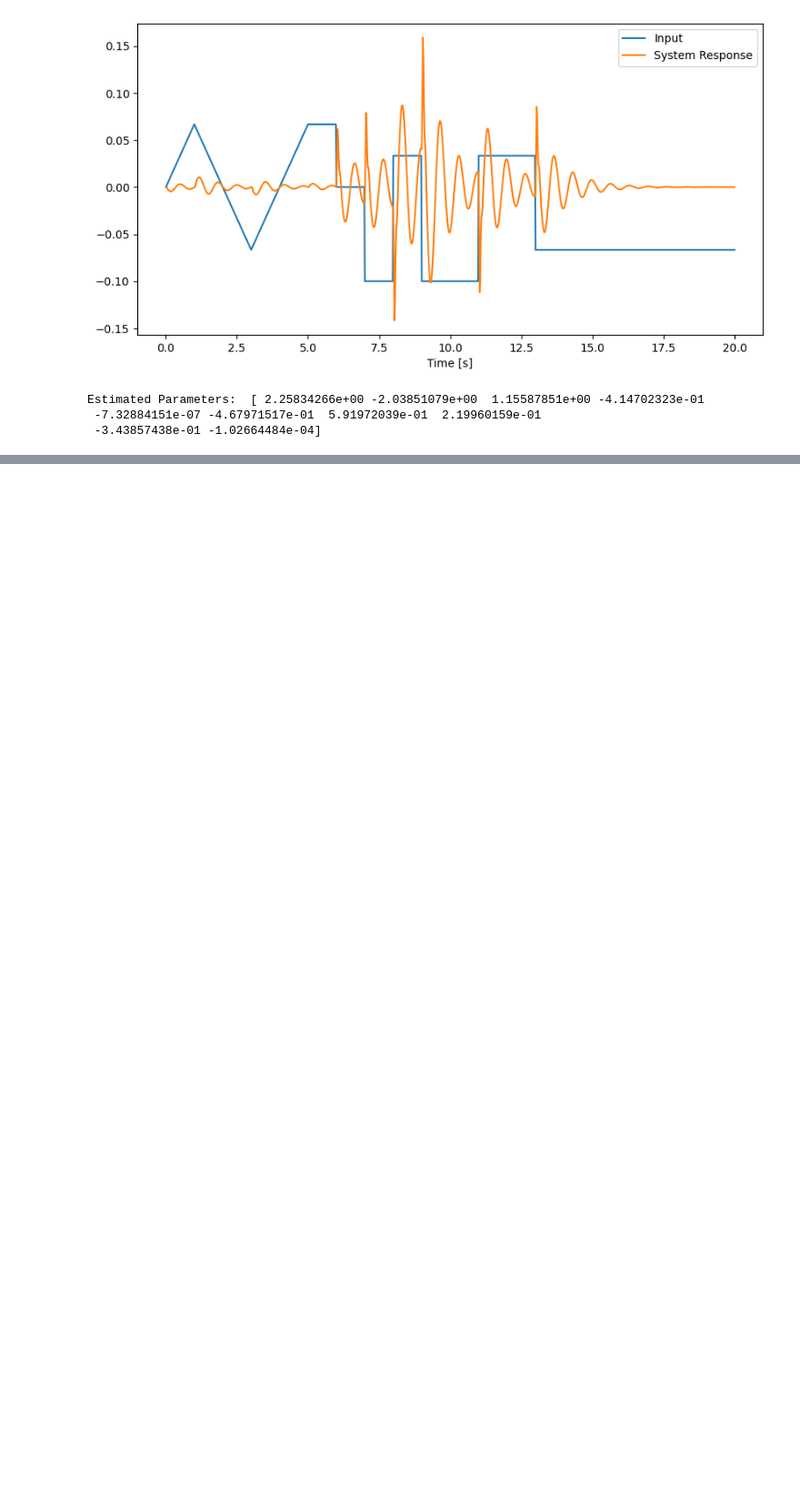
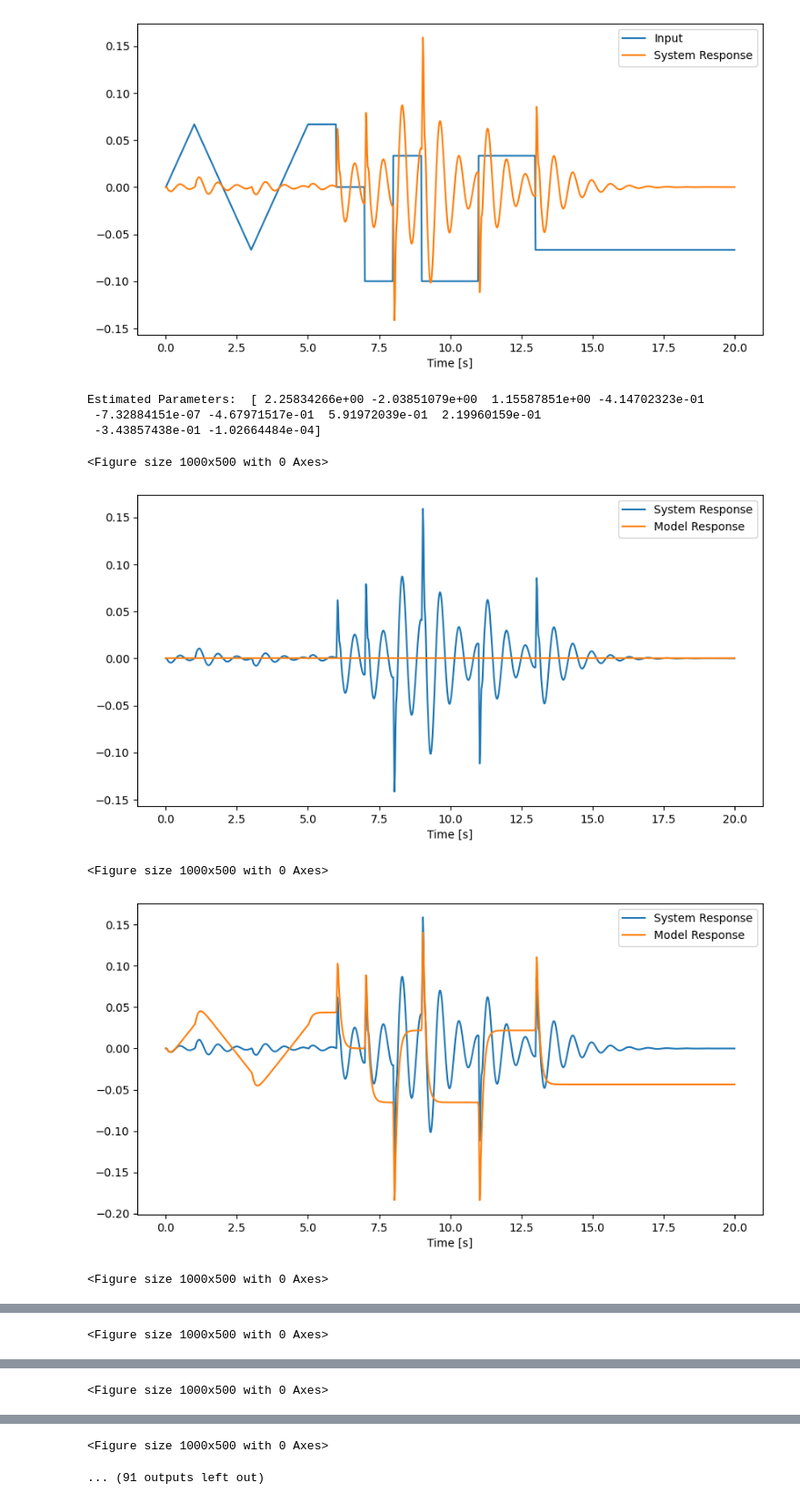
Before and after one commit to MatzeLopi/KIT-2243070, a Jupyter notebook: ex2.ipynb, the cells around one changed output, grey strips where cells are left out. Shown at 91% size. Saved outputs shown, nothing was run; the diff lists cells and outputs as text; code cells hidden in the pictures; blank space fills up the shorter version.

```diff
--- a/ex2.ipynb
+++ b/ex2.ipynb
@@ -28,6 +28,8 @@ def read_mat(source:str) -> dict:
 
 data1 = read_mat("/home/matthias/Downloads/ex2_system1_data.mat")
 data2 = read_mat("/home/matthias/Downloads/ex2_system2_data.mat")
+t = data1["t1"]
+Ts = t[1] - t[0]
 # %%
 def calc_s_k(y:np.array,u:np.array,n_a,n_b, k) -> list:
     """ Construct the s_k vector
@@ -65,6 +67,20 @@ def calc_s_k(y:np.array,u:np.array,n_a,n_b, k) -> list:
     s = s_a + s_b
     return s
 # %%
+def create_plt(p_hat, k:int):
+    Gest = tf(p_hat[NA:], [1] + [-p_hat[i] for i in range(NB)], Ts)
+    t = data1.get("t1")
+    u = data1.get("u1")
+    y = data1.get("y1")
+    y_test,_ , t_test = lsim(Gest, u, t)
+    plt.figure(figsize=(10, 5))
+    plt.figure(figsize=(10, 5))
+    plt.plot(t,y, label="System Response")
+    plt.xlabel("Time [s]")
+    plt.plot(t, y_test,label="Model Response")
+    plt.legend()
+    plt.savefig(f"figures/ex2/IT{k}.png")
+
 def rec_least_squares(n_a:int, n_b:int,k:int, y:np.array, u:np.array, p_hat_k_1:np.array = None, P_k_1:np.array = None) -> tuple[np.array, np.array]:
     """Recursive least squares algorithm.
     p_hat_k_1 and P_k_1 are optional parameters.
@@ -92,6 +108,7 @@ def rec_least_squares(n_a:int, n_b:int,k:int, y:np.array, u:np.array, p_hat_k_1:
     if P_k_1 is None  or p_hat_k_1 is None:
         p_hat_k_1, P_k_1 = rec_least_squares(n_a, n_b, k-1, y, u)
 
+
     s_k = np.array(calc_s_k(y,u,n_a,n_b,k)).reshape(-1,1)
     k_k = (np.dot(P_k_1, s_k)) / (1 + np.dot(s_k.T, np.dot(P_k_1, s_k)))
     P_K = P_k_1 - np.dot(k_k, np.dot(s_k.T, P_k_1))
@@ -113,25 +130,32 @@ plt.show()
 # %%
 
 pk_list = []
 Pk_list = []
 pk, Pk = rec_least_squares(NA, NB, -1, y, u)
 
 for i in range(len(t)):
     pk, Pk = rec_least_squares(NA, NB, i, y, u, pk, Pk)
     pk_list.append(pk)
     Pk_list.append(Pk)
+    if i % 20 == 0:
+        p_hat = pk.flatten()
+        create_plt(p_hat,i)
 
 
     if i > 1:
         dpest = pk_list[-1] - pk_list[-2]
         dnorm = np.linalg.norm(dpest)
 
 
 p_hat = pk_list[-1].flatten()
-Ts = t[1] - t[0]
 print("Estimated Parameters: ", p_hat)
 Gest = tf(p_hat[NA:], [1] + [-p_hat[i] for i in range(NB)], Ts)
 # %% [output]
 Estimated Parameters:  [ 2.25834266e+00 -2.03851079e+00  1.15587851e+00 -4.14702323e-01
  -7.32884151e-07 -4.67971517e-01  5.91972039e-01  2.19960159e-01
  -3.43857438e-01 -1.02664484e-04]
+<Figure size 1000x500 with 0 Axes>
+[figure, added]
+<Figure size 1000x500 with 0 Axes>
+[figure, added]
+<Figure size 1000x500 with 0 Axes>
@@ -137,0 +163 @@ Estimated Parameters:  [ 2.25834266e+00 -2.03851079e+00  1.15587851e+00 -4.14702
+<Figure size 1000x500 with 0 Axes>
@@ -137,0 +165 @@ Estimated Parameters:  [ 2.25834266e+00 -2.03851079e+00  1.15587851e+00 -4.14702
+<Figure size 1000x500 with 0 Axes>
@@ -138,3 +167,5 @@ Estimated Parameters:  [ 2.25834266e+00 -2.03851079e+00  1.15587851e+00 -4.14702
+<Figure size 1000x500 with 0 Axes>
+... (91 outputs left out)
 # %%
 y_test,_ , t_test = lsim(Gest, u, t)
 # %%
```
Also changed, not shown: parts of 1 cell of this notebook, 3 other files.
